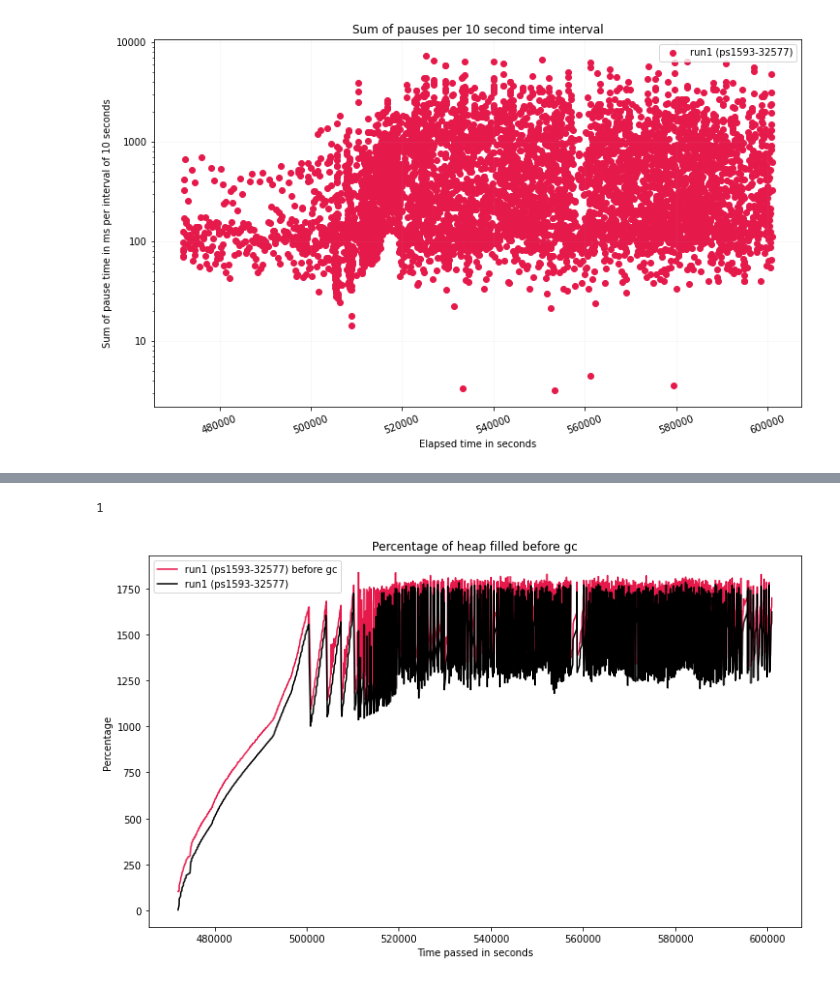
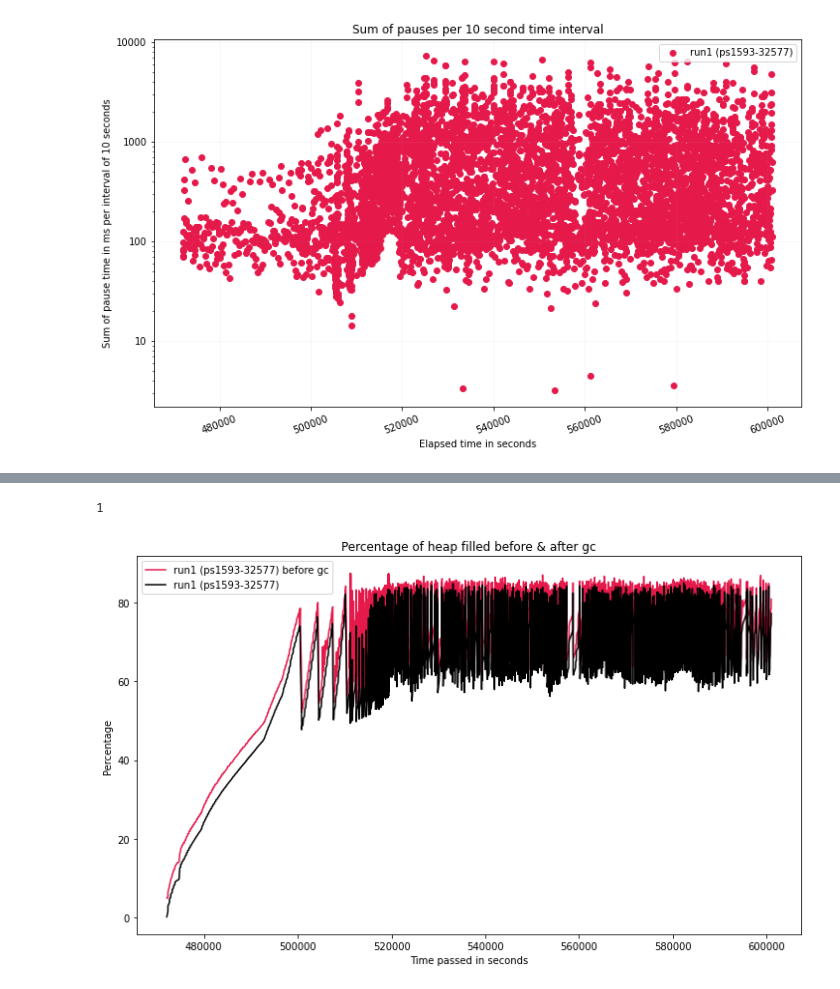
Before and after one commit to apple/GCGC, a Jupyter notebook: src/notebooks/analyze_logs_dev.ipynb, the cells around one changed output, grey strips where cells are left out. Saved outputs shown, nothing was run; the diff lists cells and outputs as text; code cells hidden in the pictures.

```diff
--- a/src/notebooks/analyze_logs_dev.ipynb
+++ b/src/notebooks/analyze_logs_dev.ipynb
@@ -544,21 +538,20 @@ Text(0.5, 0, 'Elapsed time in seconds')
 # %%
 from src.graphing.plotting import plot_percentages
 print(len(gc_event_dataframes))
 plot = plot_percentages(gc_event_dataframes, None, heap_before_gc,
         labels = [label + " before gc" for label in labels],
-        max_percentage_values = [8000, 8000], column = "HeapBeforeGC",
+        max_percentage_values = [164 * 1024, 164 * 1024], column = "HeapBeforeGC",
         line_graph = True)
-plot.set_title("Percentage of heap filled before gc")
+plot.set_title("Percentage of heap filled before & after gc")
 plot.set_xlabel("Time passed in seconds")
 plot.set_ylabel("Percentage")
 
-
 plot = plot_percentages(gc_event_dataframes, None, heap_before_gc,
-         labels, max_percentage_values = [8000, 8000], column = "HeapAfterGC",
+         labels, max_percentage_values = [164 * 1024, 164 * 1024], column = "HeapAfterGC",
          line_graph = True, plot = plot, colors = ["black", "pink"])
 # %% [output]
 1
-[figure, old version]
+[figure, new version]
 # %%
 from src.graphing.max_allocation_rate import difference_in_entries
 def diff_in_entries_filter(row):
```
Also changed, not shown: parts of 6 cells of this notebook.
